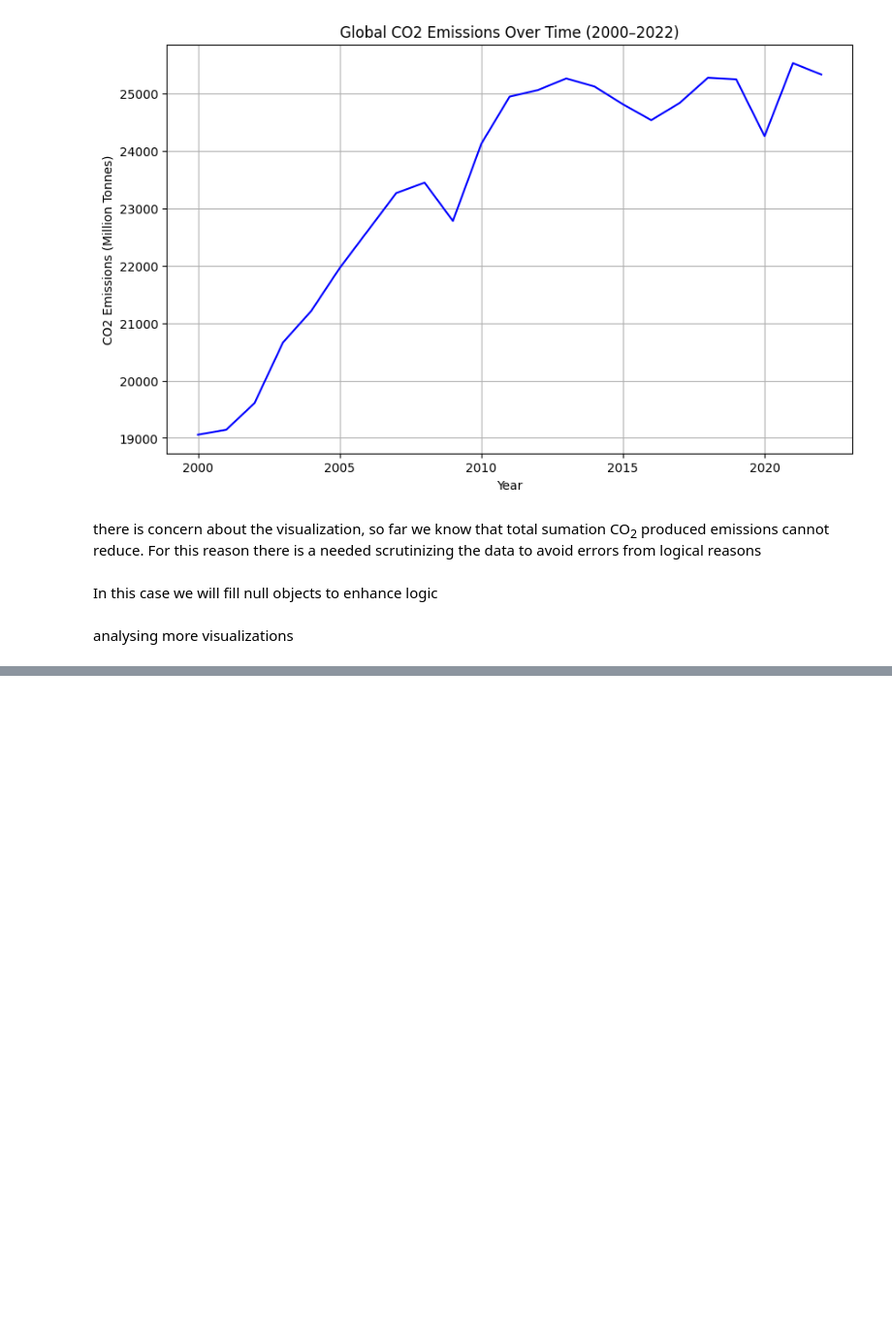
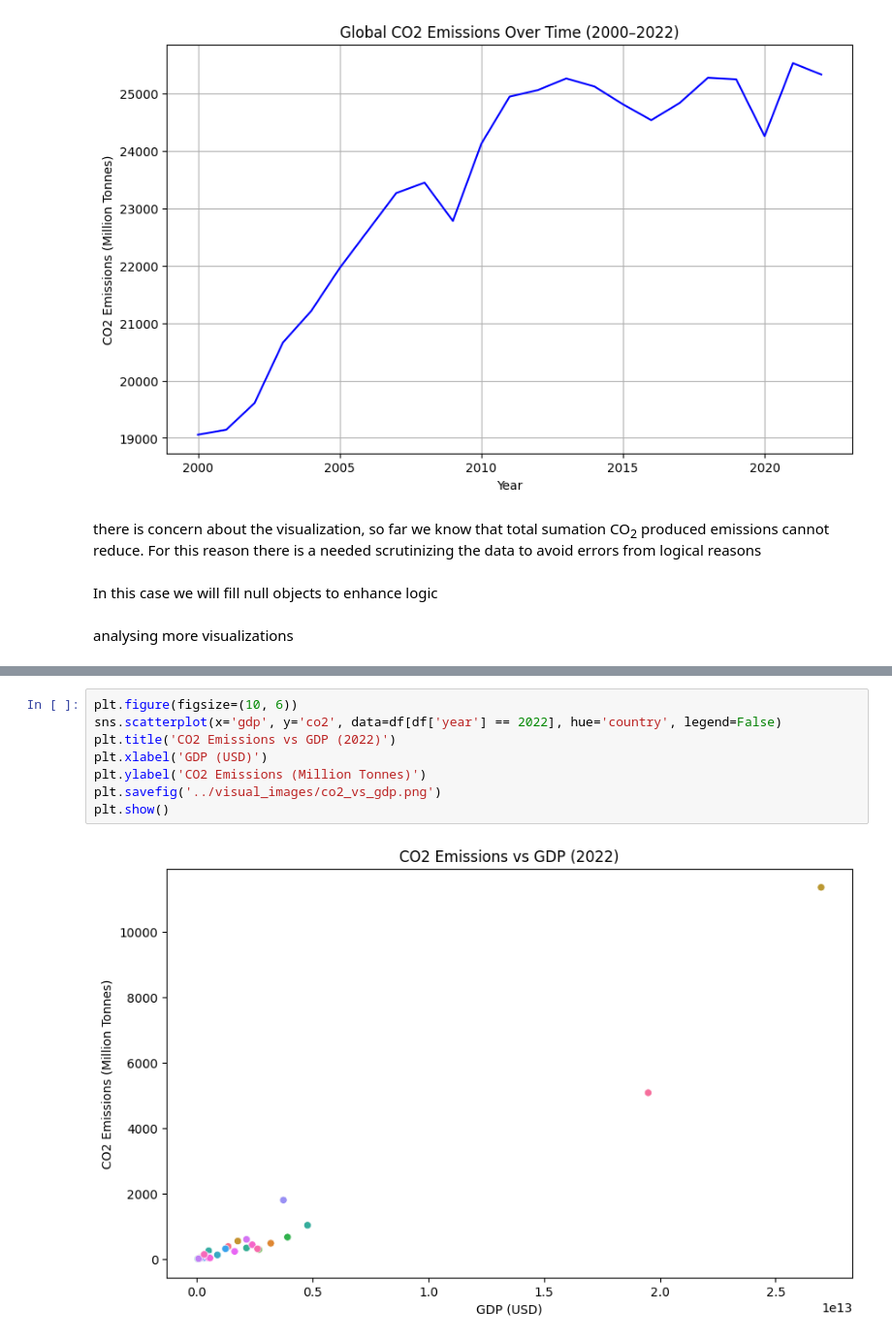
Before and after one commit to Emmanuel-km/Climate-Data-Analysis, a Jupyter notebook: Code-data-analysis/climate_data_anlysis.ipynb, the cells around one changed output, grey strips where cells are left out. Shown at 97% size. Cells and saved outputs as stored; diff of their text form; blank space fills up the shorter version.

```diff
--- a/Code-data-analysis/climate_data_anlysis.ipynb
+++ b/Code-data-analysis/climate_data_anlysis.ipynb
@@ -148,2 +148,12 @@ plt.savefig('top_emitters.png')
 # %% [output]
 [figure]
+# %%
+plt.figure(figsize=(10, 6))
+sns.scatterplot(x='gdp', y='co2', data=df[df['year'] == 2022], hue='country', legend=False)
+plt.title('CO2 Emissions vs GDP (2022)')
+plt.xlabel('GDP (USD)')
+plt.ylabel('CO2 Emissions (Million Tonnes)')
+plt.savefig('../visual_images/co2_vs_gdp.png')
+plt.show()
+# %% [output]
+[figure, added]
```
Also changed, not shown: parts of 1 cell of this notebook, 2 other files.
